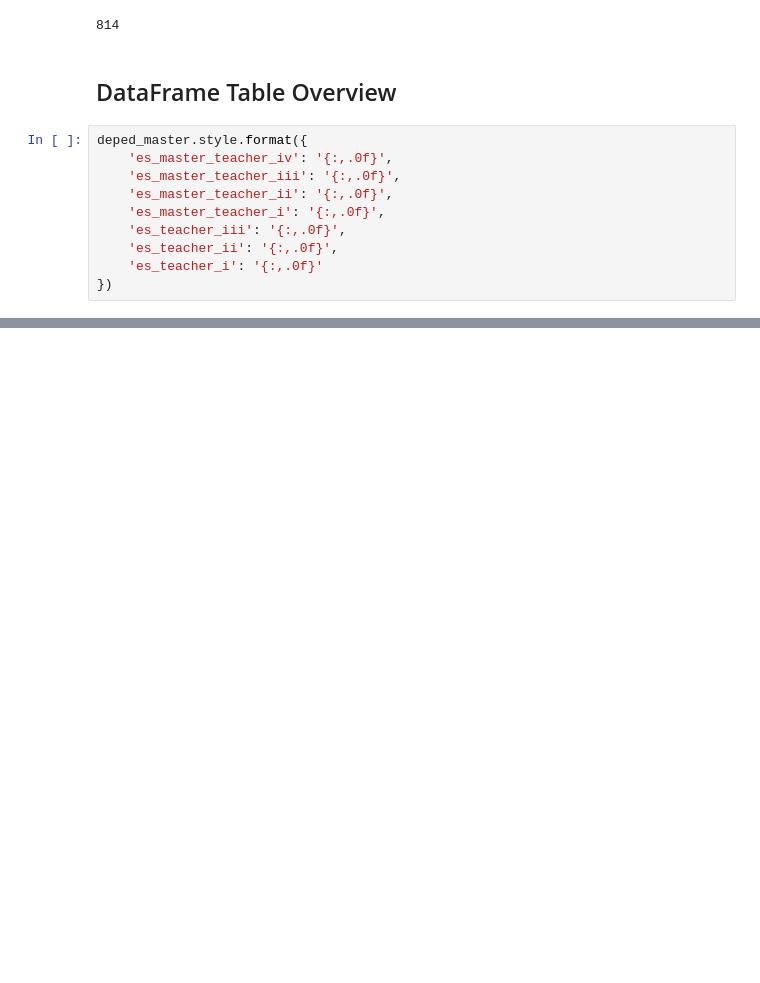
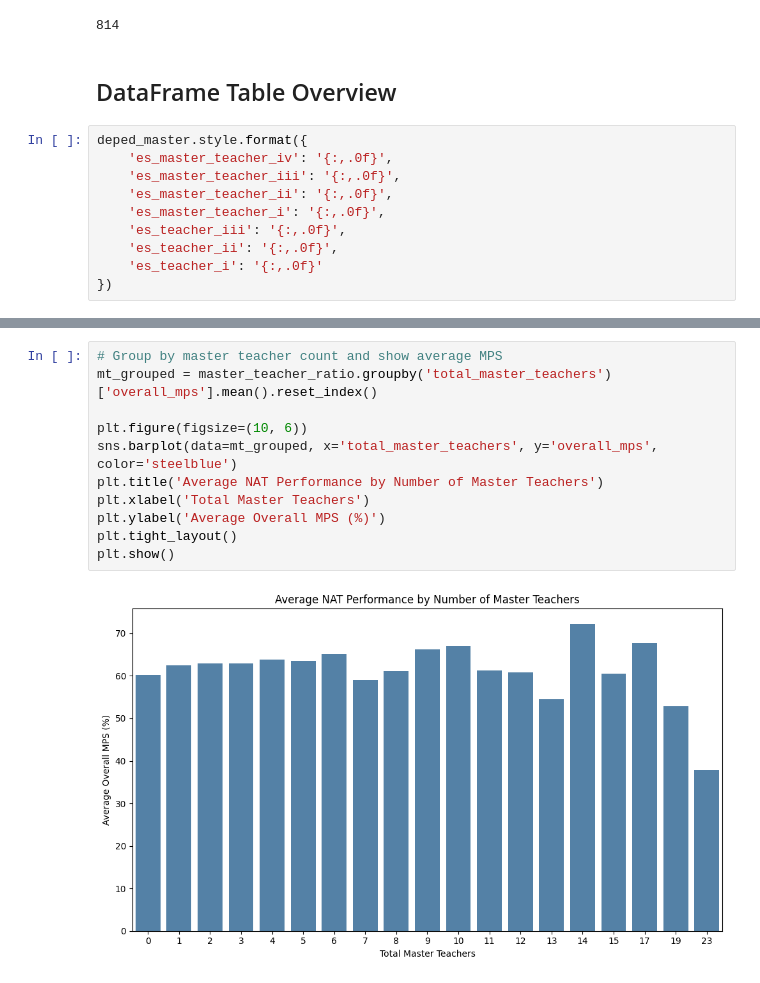
Before and after one commit to JanBrixIlan/PH-Teacher-Student-Ratio-Academic-Performance-Analysis, a Jupyter notebook: notebooks/02_master_teacher_nat_correlation.ipynb, the cells around one changed output, grey strips where cells are left out. Saved outputs shown, nothing was run; the diff lists cells and outputs as text; blank space fills up the shorter version.

```diff
--- a/notebooks/02_master_teacher_nat_correlation.ipynb
+++ b/notebooks/02_master_teacher_nat_correlation.ipynb
@@ -172,0 +237,13 @@ Correlation between total master teachers and overall MPS: 0.081
+# %%
+# Group by master teacher count and show average MPS
+mt_grouped = master_teacher_ratio.groupby('total_master_teachers')['overall_mps'].mean().reset_index()
+
+plt.figure(figsize=(10, 6))
+sns.barplot(data=mt_grouped, x='total_master_teachers', y='overall_mps', color='steelblue')
+plt.title('Average NAT Performance by Number of Master Teachers')
+plt.xlabel('Total Master Teachers')
+plt.ylabel('Average Overall MPS (%)')
+plt.tight_layout()
+plt.show()
+# %% [output]
+[figure, added]
```
Also changed, not shown: parts of 12 cells of this notebook, 1 other file.
